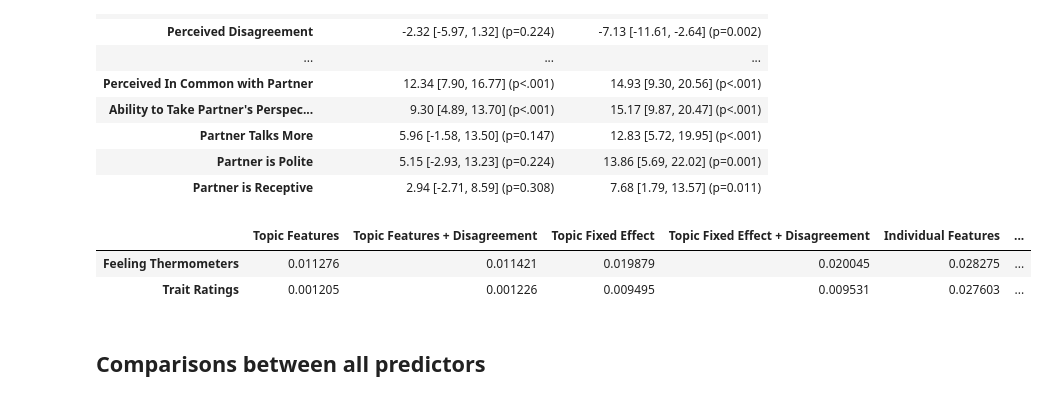
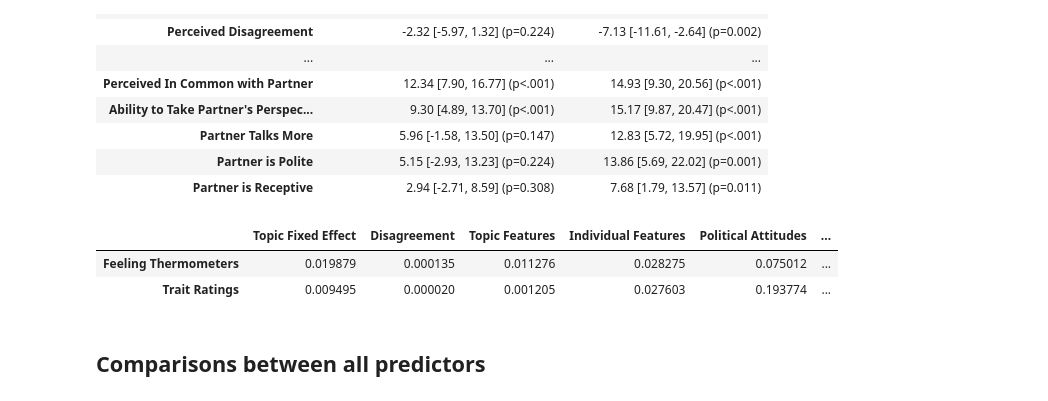
Before and after one commit to Watts-Lab/topic_choice, a Jupyter notebook: analyze_study_data.ipynb, the cells around one changed output. Saved outputs shown, nothing was run; the diff lists cells and outputs as text; code cells hidden in the pictures.

```diff
--- a/analyze_study_data.ipynb
+++ b/analyze_study_data.ipynb
@@ -605,16 +595,10 @@ Range of variation in:
 # %%
-
+# Add R-squared values for the models reported in the paper to the existing R-squared table
 # Topic Features
 topic_features_feeling_thermometer = smf.ols('outpartyTemp_change ~ topic_polarization + topic_contentiousness + topic_mean_identity_threat', data=data).fit()
 topic_features_model_trait_ratings = smf.ols('trait_ratings_change_percent ~ topic_polarization + topic_contentiousness + topic_mean_identity_threat', data=data).fit()
 
 r2_table["Topic Features"] = [topic_features_feeling_thermometer.rsquared, topic_features_model_trait_ratings.rsquared]
 
-# Topic Features + Disagreement
-topic_features_disagreement_feeling_thermometer = smf.ols('outpartyTemp_change ~ topic_polarization + topic_contentiousness + topic_mean_identity_threat + disagreement', data=data).fit()
-topic_features_disagreement_trait_ratings = smf.ols('trait_ratings_change_percent ~ topic_polarization + topic_contentiousness + topic_mean_identity_threat + disagreement', data=data).fit()
-
-r2_table["Topic Features + Disagreement"] = [topic_features_disagreement_feeling_thermometer.rsquared, topic_features_disagreement_trait_ratings.rsquared]
-
 r2_table.round(3).style.set_properties(**{'text-align': 'center'})
 # %% [output]
@@ -1674,4 +1421,5 @@ Predictor & \textbf{Feeling Thermometer} & \textbf{Trait Ratings} \\
 # %%
+# Update R-squared table with with individual features
 import statsmodels.formula.api as smf
 
 # Flatten the nested predictors into a single list.
@@ -1687,13 +1435,5 @@ r2_table.loc[ "Feeling Thermometers", "Individual Features"] = individual_featur
 individual_features_trait_ratings = smf.ols(formula = 'trait_ratings_change ~ ' + ' + '.join(all_predictors) , data=data).fit()
 r2_table.loc[ "Trait Ratings", "Individual Features"] = individual_features_trait_ratings.rsquared
 
-
-individual_features_topics_disagreement_feeling_thermometer = smf.ols(formula = 'outpartyTemp_change ~ ' + ' + '.join(all_predictors) + ' + C(discussionTopic)  + disagreement' , data=data).fit()
-r2_table.loc[ "Feeling Thermometers", "Individual Features + Topic Fixed Effect + Disagreement"] = individual_features_topics_disagreement_feeling_thermometer.rsquared
-
-individual_features_topics_disagreement_trait_ratings = smf.ols(formula = 'trait_ratings_change ~ ' + ' + '.join(all_predictors) + ' + C(discussionTopic)  + disagreement', data=data).fit()
-r2_table.loc[ "Trait Ratings", "Individual Features + Topic Fixed Effect + Disagreement"] = individual_features_topics_disagreement_trait_ratings.rsquared
-
-
 r2_table
 # %% [output]
@@ -1850,7 +1592,6 @@ for p, vals in res.items():
   pretest_normOverallAffect_scaled: coef=-0.333, p=0.000, CI=[-0.388, -0.278]
 # %%
 # Update R² table with political attitudes
-import statsmodels.formula.api as smf
 
 # Flatten the nested predictors into a single list.
 all_predictors = []
@@ -1866,12 +1607,5 @@ individual_features_trait_ratings = smf.ols(formula = 'trait_ratings_change ~ '
 r2_table.loc[ "Trait Ratings", "Political Attitudes"] = individual_features_trait_ratings.rsquared
 
 
-individual_features_topics_disagreement_feeling_thermometer = smf.ols(formula = 'outpartyTemp_change ~ ' + ' + '.join(all_predictors) + ' + C(discussionTopic)  + disagreement' , data=data).fit()
-r2_table.loc[ "Feeling Thermometers", "Political Attitudes + Topic Fixed Effect + Disagreement"] = individual_features_topics_disagreement_feeling_thermometer.rsquared
-
-individual_features_topics_disagreement_trait_ratings = smf.ols(formula = 'trait_ratings_change ~ ' + ' + '.join(all_predictors) + ' + C(discussionTopic)  + disagreement', data=data).fit()
-r2_table.loc[ "Trait Ratings", "Political Attitudes + Topic Fixed Effect + Disagreement"] = individual_features_topics_disagreement_trait_ratings.rsquared
-
-
 r2_table
 # %% [output]
@@ -1990,39 +1726,22 @@ table.style.set_properties(**{'text-align': 'center'})
 # %%
 # Flatten the nested predictors into a single list.
 all_predictors = []
 for group, predictors in other_predictors_2.items():
     for predictor in predictors.keys():
         all_predictors.append(predictor)
 
 
 behaviors_feeling_thermometer = smf.ols(formula = 'outpartyTemp_change ~ ' + ' + '.join(all_predictors) , data=data).fit()
 r2_table.loc[ "Feeling Thermometers", "Conversation Dynamics"] = behaviors_feeling_thermometer.rsquared
 
 behaviors_trait_ratings = smf.ols(formula = 'trait_ratings_change ~ ' + ' + '.join(all_predictors) , data=data).fit()
 r2_table.loc[ "Trait Ratings", "Conversation Dynamics"] = behaviors_trait_ratings.rsquared
 
-
-all_predictors = []
-for group, predictors in other_predictors_1.items():
-    for predictor in predictors.keys():
-        all_predictors.append(predictor)
-
-for group, predictors in other_predictors_2.items():
-    for predictor in predictors.keys():
-        all_predictors.append(predictor)
-
-
-behaviors_individual_features_topics_disagreement_feeling_thermometer = smf.ols(formula = 'outpartyTemp_change ~ ' + ' + '.join(all_predictors) + ' + C(discussionTopic)  + disagreement' , data=data).fit()
-r2_table.loc[ "Feeling Thermometers", "Experiences + Individual Features + Topic Fixed Effect + Disagreement"] = behaviors_individual_features_topics_disagreement_feeling_thermometer.rsquared
-
-behaviors_individual_features_topics_disagreement_trait_ratings = smf.ols(formula = 'trait_ratings_change ~ ' + ' + '.join(all_predictors) + ' + C(discussionTopic)  + disagreement', data=data).fit()
-r2_table.loc[ "Trait Ratings", "Experiences + Individual Features + Topic Fixed Effect + Disagreement"] = behaviors_individual_features_topics_disagreement_trait_ratings.rsquared
-
 r2_table
 # %% [output]
-|  | Topic Features | Topic Features + Disagreement | Topic Fixed Effect | Topic Fixed Effect + Disagreement | Individual Features | ... |
-| Feeling Thermometers | 0.011276 | 0.011421 | 0.019879 | 0.020045 | 0.028275 | ... |
-| Trait Ratings | 0.001205 | 0.001226 | 0.009495 | 0.009531 | 0.027603 | ... |
+|  | Topic Fixed Effect | Disagreement | Topic Features | Individual Features | Political Attitudes | ... |
+| Feeling Thermometers | 0.019879 | 0.000135 | 0.011276 | 0.028275 | 0.075012 | ... |
+| Trait Ratings | 0.009495 | 0.000020 | 0.001205 | 0.027603 | 0.193774 | ... |
 # %% [markdown]
 ## Comparisons between all predictors
 # %%
```
Also changed, not shown: parts of 37 cells of this notebook, 9 other files.
